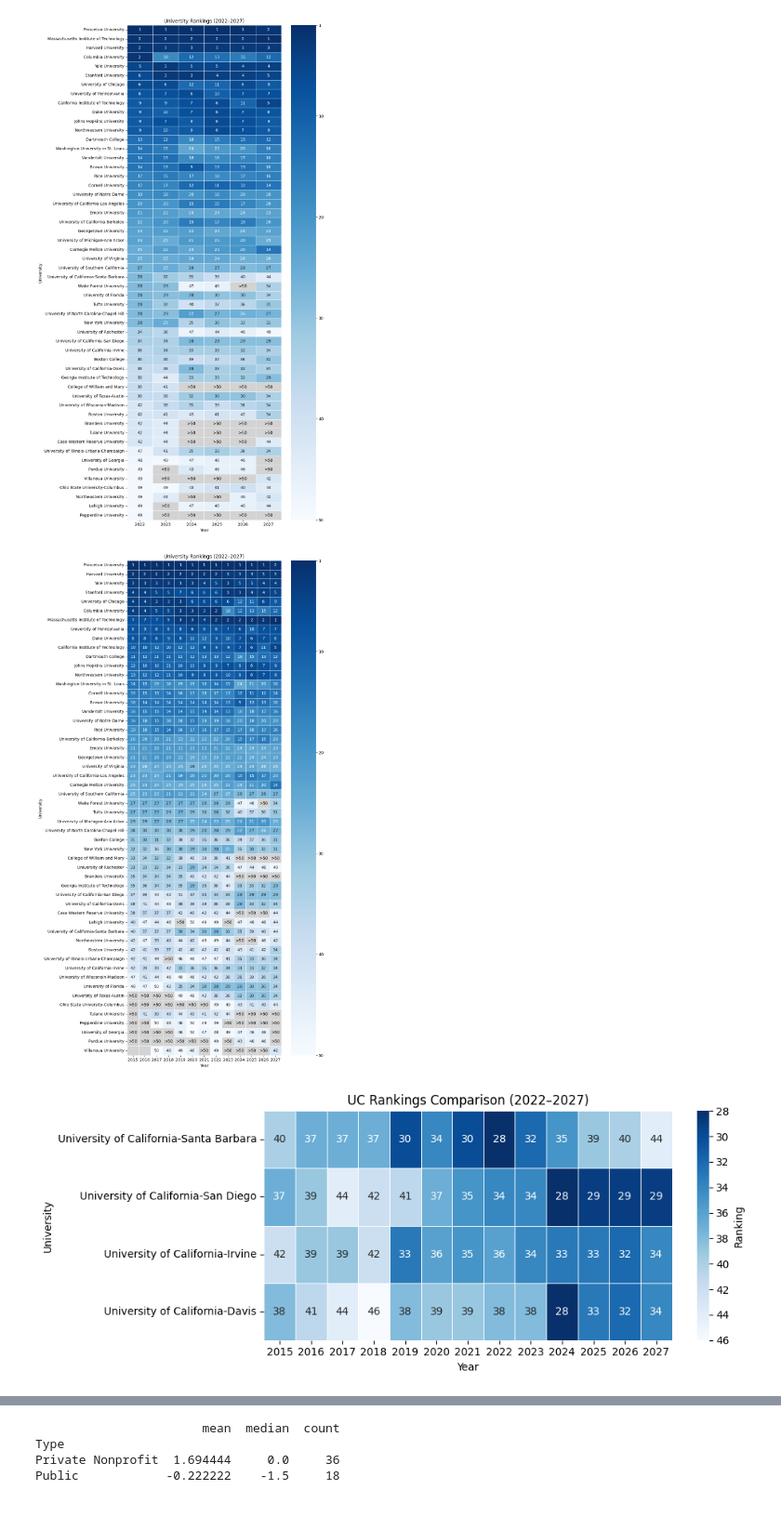
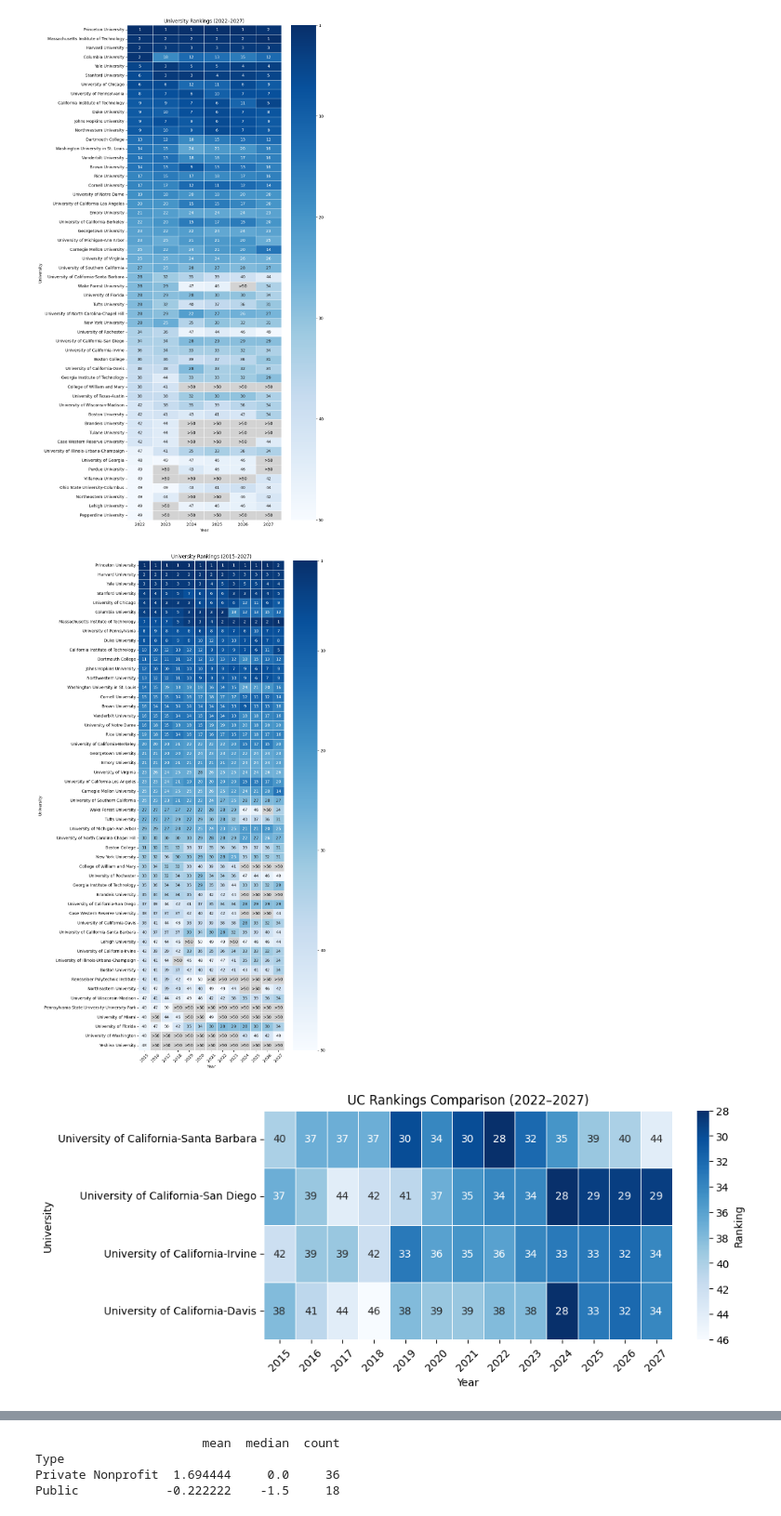
Before and after one commit to KarlaRH12/school_ranking_analysis, a Jupyter notebook: analysis_rankings.ipynb, the cells around one changed output, grey strips where cells are left out. Shown at 93% size. Drawn from its saved outputs; the diff is of its cells as text; code cells hidden in the pictures.

Commit message:
updates on graph ordering

```diff
--- a/analysis_rankings.ipynb
+++ b/analysis_rankings.ipynb
@@ -76,7 +76,7 @@ UniversityRankings = pd.read_csv("UniversityRankings.csv")
 
 UniversityRankings = UniversityRankings[['University Name','IPEDS','2027', '2026', '2025', '2024', '2023', '2022', '2021', '2020', '2019', '2018', '2017', '2016', '2015']]
 
-Top50 = UniversityRankings[UniversityRankings['2022'] <= 50].copy()
+Top50 = UniversityRankings[UniversityRankings['2015'] <= 50].copy()
 
 #There are 6 schools tied for 49 in 2022 so top 54 schools were taken into account
 
@@ -120,15 +120,15 @@ for i in range(len(heatmap_data)):
             ax.text(j + 0.5, i + 0.5, '>50',
                     ha='center', va='center', color='black')
 
-plt.title('University Rankings (2022–2027)', fontsize=12)
+plt.title('University Rankings (2015–2027)', fontsize=12)
 plt.xlabel('Year')
 plt.ylabel('University')
 plt.yticks(rotation=0)
-plt.xticks(rotation=0)
+plt.xticks(rotation=45)
 plt.tight_layout()
 plt.show()
 # %% [output]
-[figure, old version]
+[figure, new version]
 # %%
 # UCSB, UCI, UCSD, and UCD highlighted
 UC_data = UniversityRankings[
@@ -136,34 +136,35 @@ UC_data = UniversityRankings[
         'University of California', case=False, na=False) &
     UniversityRankings['University Name'].str.contains(
         'Santa Barbara|Irvine|San Diego|Davis', case=False, na=False)
 ].copy()
 
 UC_heatmap = UC_data.set_index('University Name')[years]
 UC_heatmap = UC_heatmap.apply(pd.to_numeric, errors='coerce').astype(float)
 UC_heatmap = UC_heatmap.sort_values('2022')
 
 plt.figure(figsize=(10, 4))
 sec = sns.heatmap(
     UC_heatmap,
     annot=True,
     fmt='.0f',
     cmap='Blues_r',
     linewidths=0.5,
     linecolor='white',
     cbar_kws={'label': 'Ranking'}
 )
 
 cbar = sec.collections[0].colorbar
 cbar.ax.invert_yaxis()
 
 plt.title('UC Rankings Comparison (2022–2027)')
 plt.xlabel('Year')
 plt.ylabel('University')
 plt.yticks(rotation=0)
 plt.tight_layout()
+plt.xticks(rotation = 45)
 plt.show()
 # %% [output]
-[figure, old version]
+[figure, new version]
 # %%
 ipeds = pd.read_csv("hd2024.csv")
 
```
